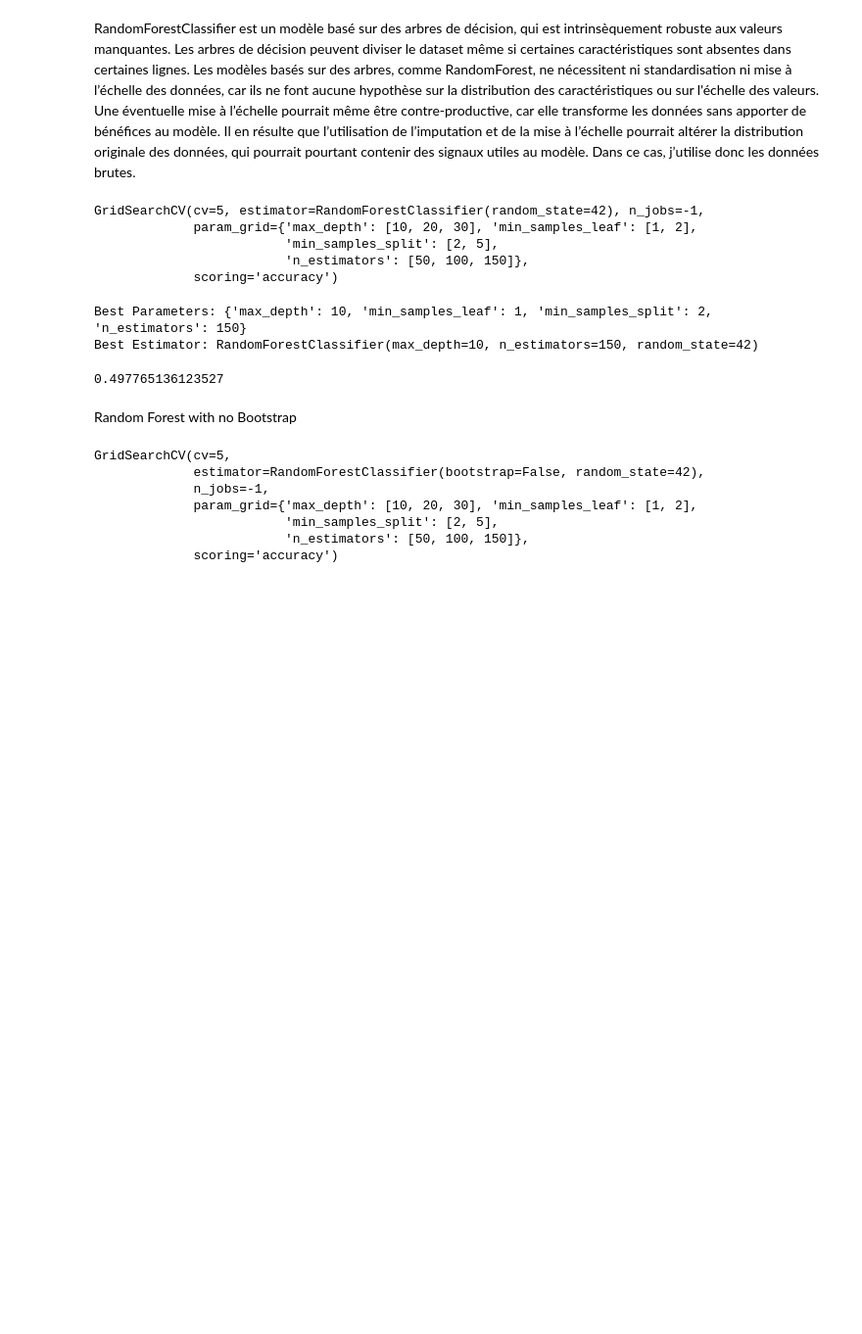
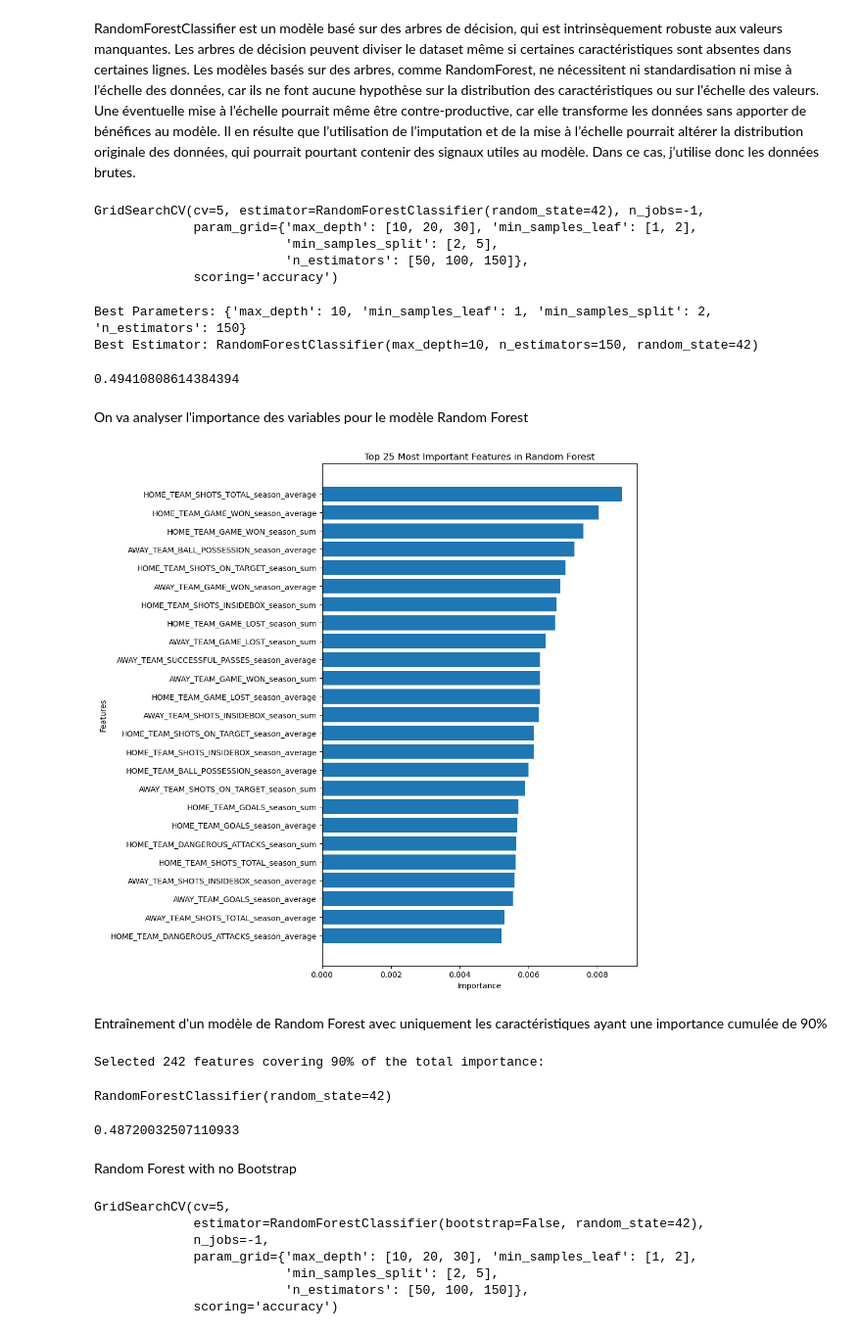
Before and after one commit to lucasn/data-challenge, a Jupyter notebook: models.ipynb, the cells around one changed output. Shown at 98% size. Saved outputs shown, nothing was run; the diff lists cells and outputs as text; code cells hidden in the pictures; blank space fills up the shorter version.

```diff
--- a/models.ipynb
+++ b/models.ipynb
@@ -344,10 +344,6 @@ Les modèles basés sur des arbres, comme RandomForest, ne nécessitent ni stand
 Une éventuelle mise à l’échelle pourrait même être contre-productive, car elle transforme les données sans apporter de bénéfices au modèle.
 Il en résulte que l’utilisation de l’imputation et de la mise à l’échelle pourrait altérer la distribution originale des données, qui pourrait pourtant contenir des signaux utiles au modèle.
 Dans ce cas, j’utilise donc les données brutes.
-# %%
-encoded_target = target.apply(lambda x: np.where(x.to_numpy() == 1)[0][0], axis=1)
-X_train, X_test, y_train, y_test = train_test_split(data.drop(columns=['ID', 'HOME_LEAGUE', 'HOME_TEAM_NAME', 'AWAY_LEAGUE', 'AWAY_TEAM_NAME']),
-                                                    encoded_target, test_size=0.2, random_state=42)
 # %%
 param_grid = {
     'n_estimators': [50, 100, 150],
@@ -361,7 +357,7 @@ rf_clf = RandomForestClassifier(random_state=42)
 grid_search_rf = GridSearchCV(estimator=rf_clf, param_grid=param_grid,
                            cv=5, n_jobs=-1, scoring='accuracy')
 
-grid_search_rf.fit(X_train, y_train)
+grid_search_rf.fit(X_train, y_train_encoded)
 # %% [output]
 GridSearchCV(cv=5, estimator=RandomForestClassifier(random_state=42), n_jobs=-1,
              param_grid={'max_depth': [10, 20, 30], 'min_samples_leaf': [1, 2],
@@ -377,10 +373,63 @@ print("Best Estimator:", best_rf_clf)
 # %% [output]
 Best Parameters: {'max_depth': 10, 'min_samples_leaf': 1, 'min_samples_split': 2, 'n_estimators': 150}
 Best Estimator: RandomForestClassifier(max_depth=10, n_estimators=150, random_state=42)
-# %%
-grid_search_rf.score(X_test, y_test)
-# %% [output]
-0.497765136123527
+# %%
+y_pred = grid_search_rf.predict(X_test)
+accuracy_score(y_test_encoded, y_pred)
+# %% [output]
+0.49410808614384394
+# %% [markdown]
+On va analyser l'importance des variables pour le modèle Random Forest
+# %%
+feature_importances = best_rf_clf.feature_importances_
+
+feature_names = X_test.columns if isinstance(X_test, pd.DataFrame) else [f"Feature {i}" for i in range(len(feature_importances))]
+
+importance_df = pd.DataFrame({
+    'Feature': feature_names,
+    'Importance': feature_importances
+}).sort_values(by='Importance', ascending=False)
+
+max_num_features = 25
+top_features = importance_df.head(max_num_features)
+
+plt.figure(figsize=(10, 10))
+plt.barh(top_features['Feature'], top_features['Importance'])
+plt.xlabel('Importance')
+plt.ylabel('Features')
+plt.title(f'Top {max_num_features} Most Important Features in Random Forest')
+plt.gca().invert_yaxis()
+plt.tight_layout()
+plt.show()
+# %% [output]
+[figure, added]
+# %% [markdown]
+Entraînement d'un modèle de Random Forest avec uniquement les caractéristiques ayant une importance cumulée de 90%
+# %%
+cumulative_importance = np.cumsum(np.sort(feature_importances)[::-1])
+
+total_importance = cumulative_importance[-1]
+
+threshold_cumulative = total_importance * 0.90
+
+num_features_cumulative = np.argmax(cumulative_importance >= threshold_cumulative) + 1
+best_features = importance_df['Feature'].iloc[:num_features_cumulative]
+
+X_train_best = X_train[best_features]
+X_test_best = X_test[best_features]
+
+print(f"On utilise {num_features_cumulative} caractéristiques sur {len(X_train.columns)} couvrant 90% de l'importance totale:")
+
+rf_clf_best = RandomForestClassifier(n_estimators=100, random_state=42)
+rf_clf_best.fit(X_train_best, y_train_encoded)
+# %% [output]
+Selected 242 features covering 90% of the total importance:
+RandomForestClassifier(random_state=42)
+# %%
+y_pred_best = rf_clf_best.predict(X_test_best)
+accuracy_score(y_test_encoded, y_pred_best)
+# %% [output]
+0.48720032507110933
 # %% [markdown]
 Random Forest with no Bootstrap
 # %%
```
Also changed, not shown: parts of 9 cells of this notebook.
